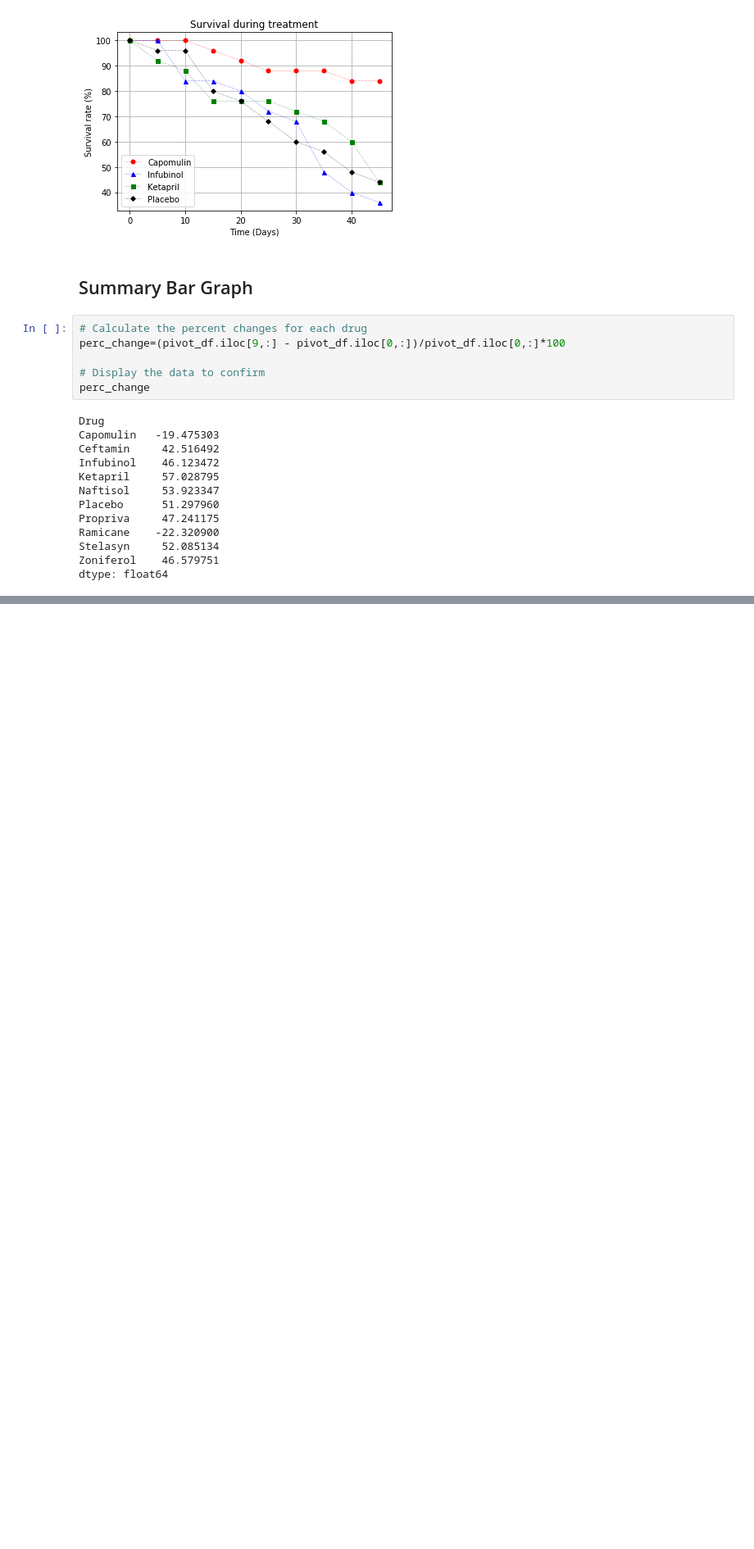
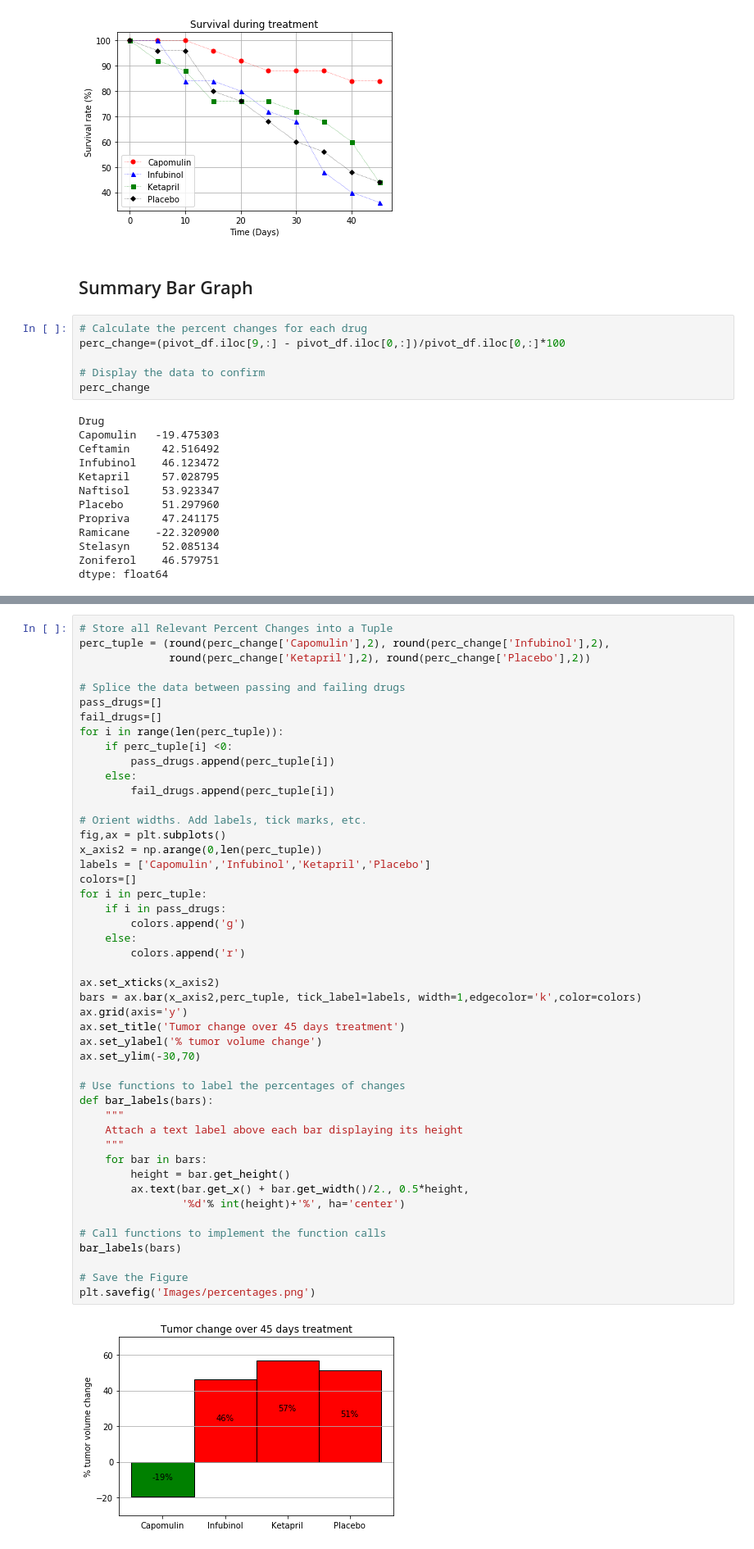
Before and after one commit to lrondi/Matplotlib, a Jupyter notebook: pymaceuticals_starter.ipynb, the cells around one changed output, grey strips where cells are left out. Shown: that part at 82% size. Drawn from its saved outputs; the diff is of its cells as text; blank space fills up the shorter version.

```diff
--- a/pymaceuticals_starter.ipynb
+++ b/pymaceuticals_starter.ipynb
@@ -321,0 +298,49 @@ fig.show()
+# %%
+# Store all Relevant Percent Changes into a Tuple
+perc_tuple = (round(perc_change['Capomulin'],2), round(perc_change['Infubinol'],2),
+              round(perc_change['Ketapril'],2), round(perc_change['Placebo'],2))
+
+# Splice the data between passing and failing drugs
+pass_drugs=[]
+fail_drugs=[]
+for i in range(len(perc_tuple)):
+    if perc_tuple[i] <0:
+        pass_drugs.append(perc_tuple[i])
+    else:
+        fail_drugs.append(perc_tuple[i])
+
+# Orient widths. Add labels, tick marks, etc.
+fig,ax = plt.subplots()
+x_axis2 = np.arange(0,len(perc_tuple))
+labels = ['Capomulin','Infubinol','Ketapril','Placebo']
+colors=[]
+for i in perc_tuple:
+    if i in pass_drugs:
+        colors.append('g')
+    else:
+        colors.append('r')
+
+ax.set_xticks(x_axis2)
+bars = ax.bar(x_axis2,perc_tuple, tick_label=labels, width=1,edgecolor='k',color=colors)
+ax.grid(axis='y')
+ax.set_title('Tumor change over 45 days treatment')
+ax.set_ylabel('% tumor volume change')
+ax.set_ylim(-30,70)
+
+# Use functions to label the percentages of changes
+def bar_labels(bars):
+    """
+    Attach a text label above each bar displaying its height
+    """
+    for bar in bars:
+        height = bar.get_height()
+        ax.text(bar.get_x() + bar.get_width()/2., 0.5*height,
+                '%d'% int(height)+'%', ha='center')
+
+# Call functions to implement the function calls
+bar_labels(bars)
+
+# Save the Figure
+plt.savefig('Images/percentages.png')
+# %% [output]
+[figure, added]
```
Also changed, not shown: parts of 3 cells of this notebook, 1 other file.
